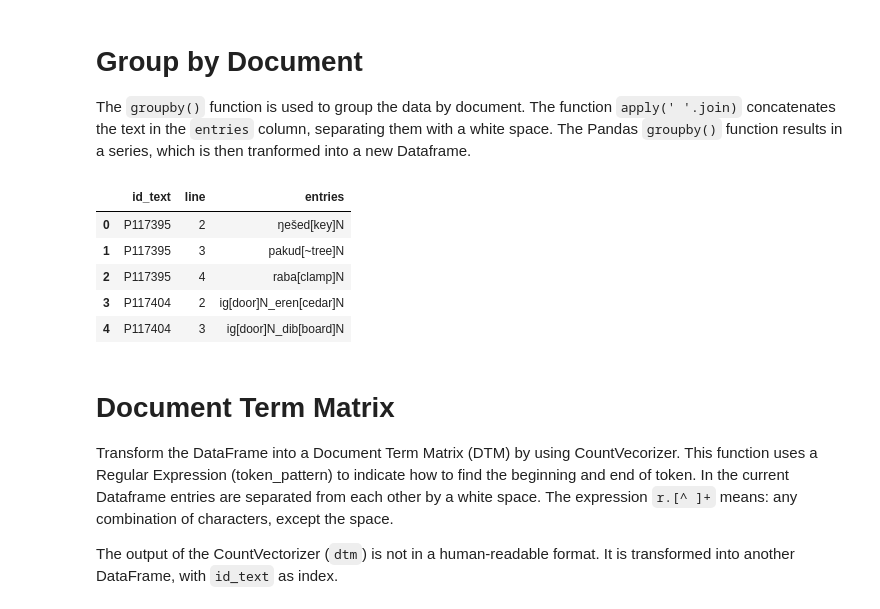
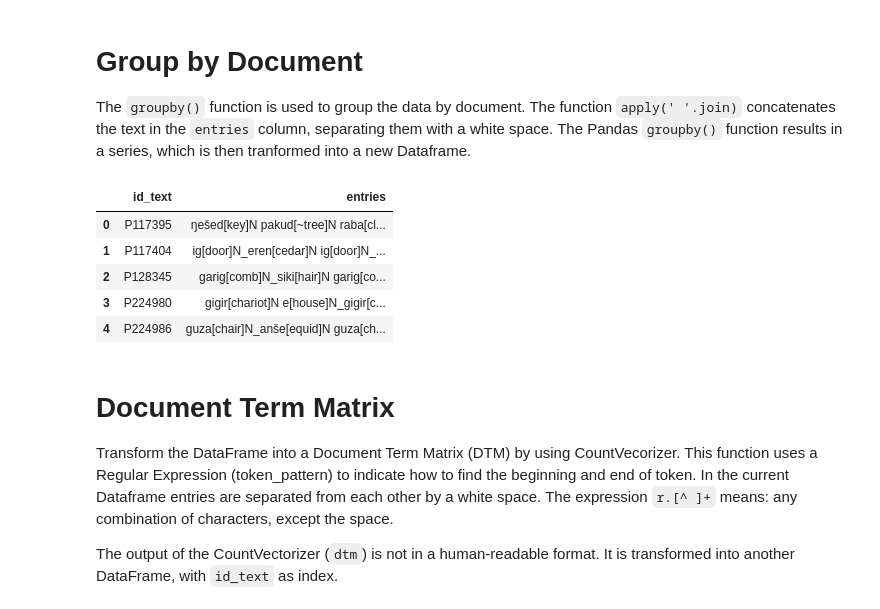
Before and after one commit to ErinBecker/digital-humanities-phylogenetics, a Jupyter notebook: scripts/Exploration_OB_wood-with_NA.ipynb, the cells around one changed output. Saved outputs shown, nothing was run; the diff lists cells and outputs as text; code cells hidden in the pictures.

```diff
--- a/scripts/Exploration_OB_wood-with_NA.ipynb
+++ b/scripts/Exploration_OB_wood-with_NA.ipynb
@@ -20,6 +20,6 @@ import re
 # Open File
 Open file `obwood.csv` and create a Dataframe in Pandas.
 # %%
-file = '../data/obwood.csv'
+file = '../data/ob_lists_wood.csv'
 df = pd.read_csv(file).drop('Unnamed: 0', axis=1)
 # %%
@@ -60,18 +82,19 @@ df.head()
 # Group by Document
 The `groupby()` function is used to group the data by document. The function `apply(' '.join)` concatenates the text in the `entries` column, separating them with a white space. The Pandas `groupby()` function results in a series, which is then tranformed into a new Dataframe.
 # %%
+df['entries'] = df['entries'].fillna('')
 entries_df = df[['id_text', 'line', 'entries']]
 #entries_df = entries_df.dropna()
-grouped = entries_df['entries'].groupby([entries_df['id_text'], entries_df['line']]).apply(' '.join).reset_index()
+grouped = entries_df['entries'].groupby(entries_df['id_text']).apply(' '.join).reset_index()
 by_text_df = pd.DataFrame(grouped)
 by_text_df.head()
 # %% [output]
-|  | id_text | line | entries |
-| 0 | P117395 | 2 | ŋešed[key]N |
-| 1 | P117395 | 3 | pakud[~tree]N |
-| 2 | P117395 | 4 | raba[clamp]N |
-| 3 | P117404 | 2 | ig[door]N_eren[cedar]N |
-| 4 | P117404 | 3 | ig[door]N_dib[board]N |
+|  | id_text | entries |
+| 0 | P117395 | ŋešed[key]N pakud[~tree]N raba[cl... |
+| 1 | P117404 | ig[door]N_eren[cedar]N ig[door]N_... |
+| 2 | P128345 | garig[comb]N_siki[hair]N garig[co... |
+| 3 | P224980 | gigir[chariot]N e[house]N_gigir[c... |
+| 4 | P224986 | guza[chair]N_anše[equid]N guza[ch... |
 # %% [markdown]
 # Document Term Matrix
 Transform the DataFrame into a Document Term Matrix (DTM) by using CountVecorizer. This function uses a Regular Expression (token_pattern) to indicate how to find the beginning and end of token. In the current Dataframe entries are separated from each other by a white space. The expression `r.[^ ]+` means: any combination of characters, except the space.
```
Also changed, not shown: parts of 9 cells of this notebook, 2 other files.
